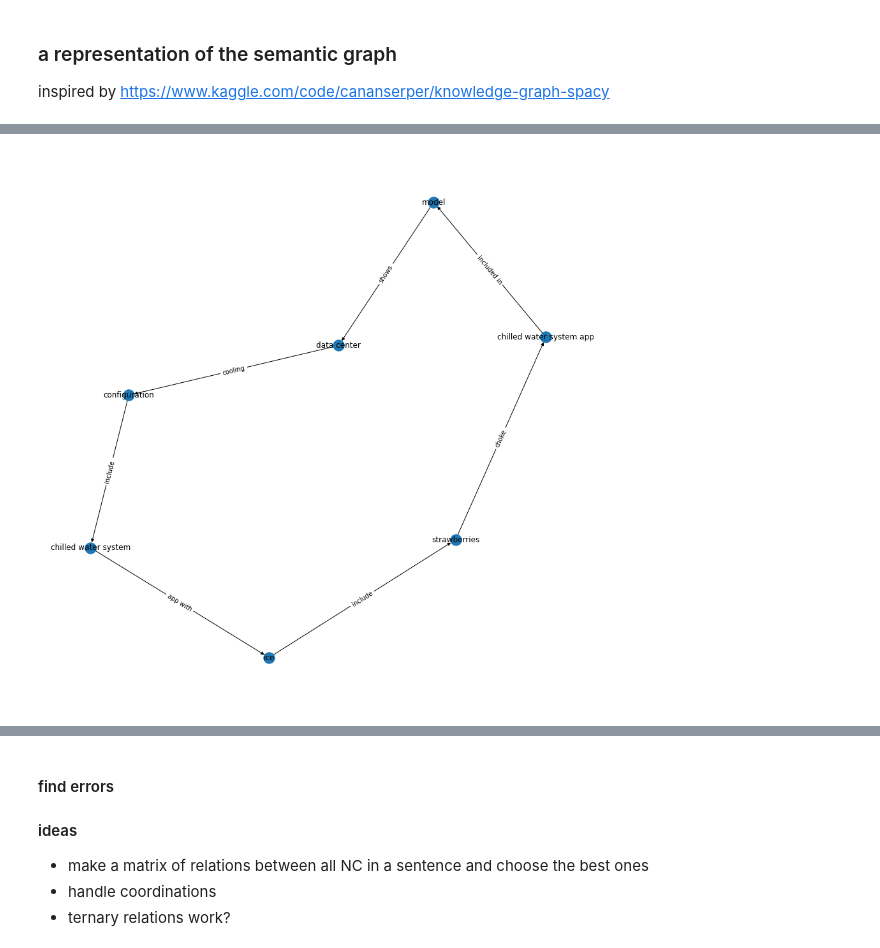
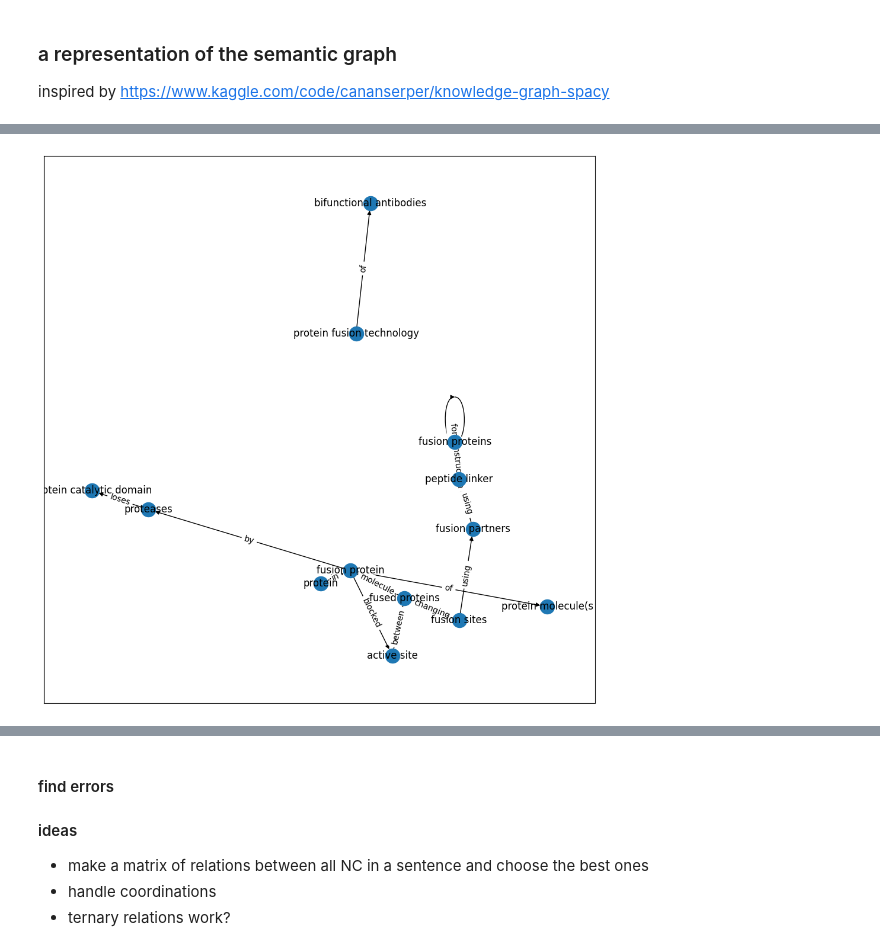
Before and after one commit to Dorin-D/IR-peptents, a Jupyter notebook: knowledge_graph/tp5_knowledge_graph.ipynb, the cells around one changed output, grey strips where cells are left out. Cells and saved outputs as stored; diff of their text form; code cells hidden in the pictures.

```diff
--- a/knowledge_graph/tp5_knowledge_graph.ipynb
+++ b/knowledge_graph/tp5_knowledge_graph.ipynb
@@ -279,0 +117,11 @@ er and has a temperature NC of Tchr NC .The model NC of the air loop NC shown in
+# %%
+from transformers import (AutoModelForTokenClassification,
+                          AutoTokenizer,
+                          pipeline,
+                          )
+
+model_checkpoint = "ktgiahieu/RoBERTa-large-PM-M3-Voc-hf-finetuned-ner-combine-filtered"
+model = AutoModelForTokenClassification.from_pretrained(model_checkpoint)
+tokenizer = AutoTokenizer.from_pretrained(model_checkpoint)
+
+model_pipeline = pipeline(task="ner", model=model, tokenizer=tokenizer)
@@ -279,0 +186,9 @@ er and has a temperature NC of Tchr NC .The model NC of the air loop NC shown in
+# %%
+cleanNshort = '\n'.join(peptents_list[2].split("_____d:")[1].split("_____c:")[0].split("\n")[1:5])
+term_chunks = get_term_chunks(cleanNshort)
+
+doc = nlp(cleanNshort)
+
+
+displacy.render({'text': cleanNshort, 'ents': term_chunks, 'title': None},
+                style='ent', manual=True, jupyter=True)
@@ -280,16 +197,16 @@ er and has a temperature NC of Tchr NC .The model NC of the air loop NC shown in
 # %% [markdown]
 ### adding the predicates
 # %%
-def get_predicates_between_noun_chunks(doc, noun_chunks):
+def get_predicates_between_term_chunks(doc, term_chunks):
     predicates = []
     sources = []
     targets = []
 
-    for i in range(len(noun_chunks) - 1):
+    for i in range(len(term_chunks) - 1):
         start_chunk_token = doc.char_span(
-            noun_chunks[i]['start'], noun_chunks[i]['end'])
+            term_chunks[i]['start'], term_chunks[i]['end'])
         end_chunk_token = doc.char_span(
-            noun_chunks[i + 1]['start'], noun_chunks[i + 1]['end'])
+            term_chunks[i + 1]['start'], term_chunks[i + 1]['end'])
 
         if start_chunk_token is None or end_chunk_token is None or start_chunk_token.sent != end_chunk_token.sent:
             continue
@@ -341,15 +258,17 @@ def get_predicates_between_noun_chunks(doc, noun_chunks):
     return predicates, sources, targets
 
 
-text = "The model that is presented in FIGS 1 and 2 shows a data center cooling configuration that can include a chilled water system app with ice that must not include strawberries. The strawberries choke the said chilled water system app that is included in the model."
+# text = "The model that is presented in FIGS 1 and 2 shows a data center cooling configuration that can include a chilled water system app with ice that must not include strawberries. The strawberries choke the said chilled water system app that is included in the model."
+text = cleanNshort
 # text = "the said data center cooling configuration that is included in the model."
 doc = nlp(text)
 displacy.render(doc, style="dep")
-noun_chunks = get_noun_chunks(doc, remove_list, exclude_list)
-predicates, sources, targets = get_predicates_between_noun_chunks(
-    doc, noun_chunks)
+term_chunks = get_term_chunks(text)
+predicates, sources, targets = get_predicates_between_term_chunks(
+    doc, term_chunks)
 
-displacy.render({'text': text, 'ents': noun_chunks + predicates,
+funkycolor = "linear-gradient(90deg, #aa9cfc, #fc9ce7)"
+displacy.render({'text': text, 'ents': term_chunks + predicates,
                 'title': None}, style='ent', manual=True, jupyter=True, options={'colors': {"PRED": funkycolor}})
 # %% [output]
 [interactive output not drawn]
@@ -373,19 +299,19 @@ df
 # %%
 G = nx.from_pandas_edgelist(df, "source", "target",
                             edge_attr=True, create_using=nx.MultiDiGraph())
 plt.figure(figsize=(12, 12))
 
 pos = nx.spring_layout(G)
-nx.draw(G, with_labels=True, pos=pos)
+nx.draw_networkx(G, with_labels=True, pos=pos)
 
 # Add edge labels
 edge_labels = {(row['source'], row['target']): row['edge']
                for _, row in df.iterrows()}
 nx.draw_networkx_edge_labels(G, pos, edge_labels=edge_labels)
 
 plt.show()
 # %% [output]
-[figure, old version]
+[figure, new version]
 # %%
 print(cleanNshort)
 doc=nlp(cleanNshort)
```
Also changed, not shown: parts of 27 cells of this notebook.
